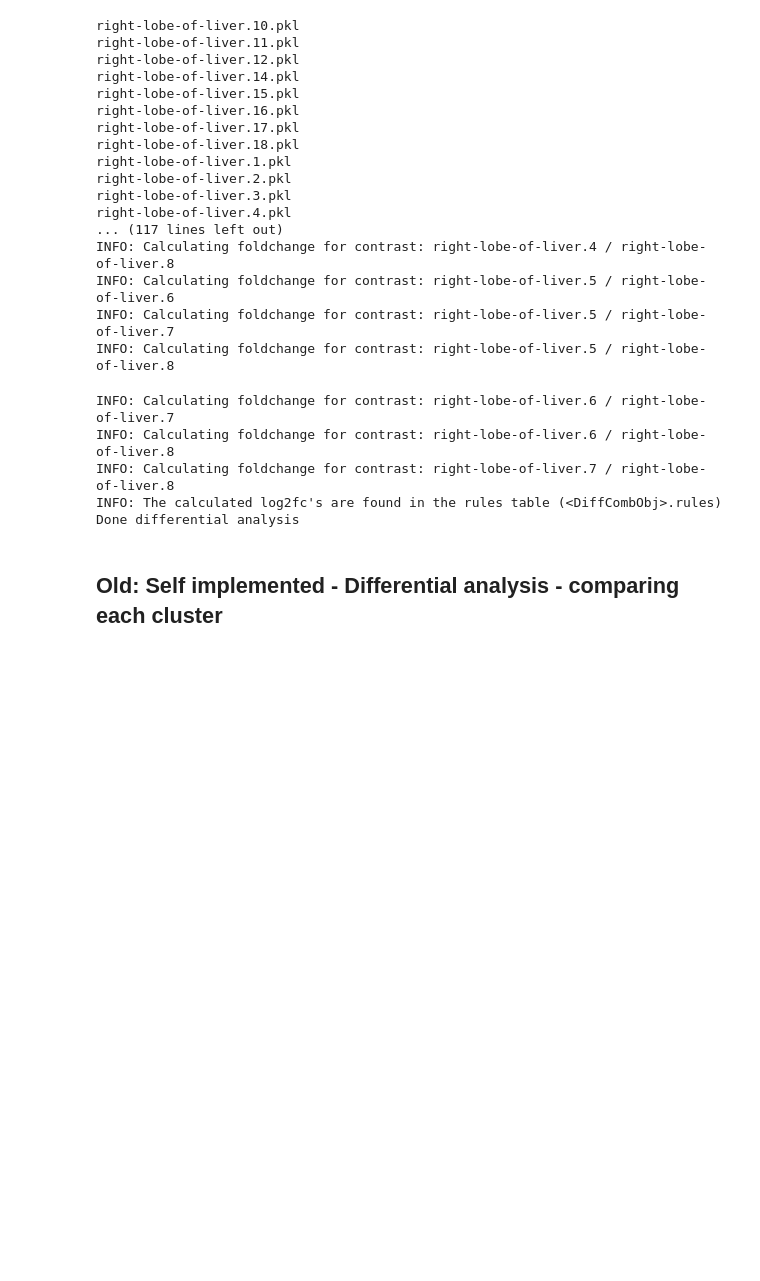
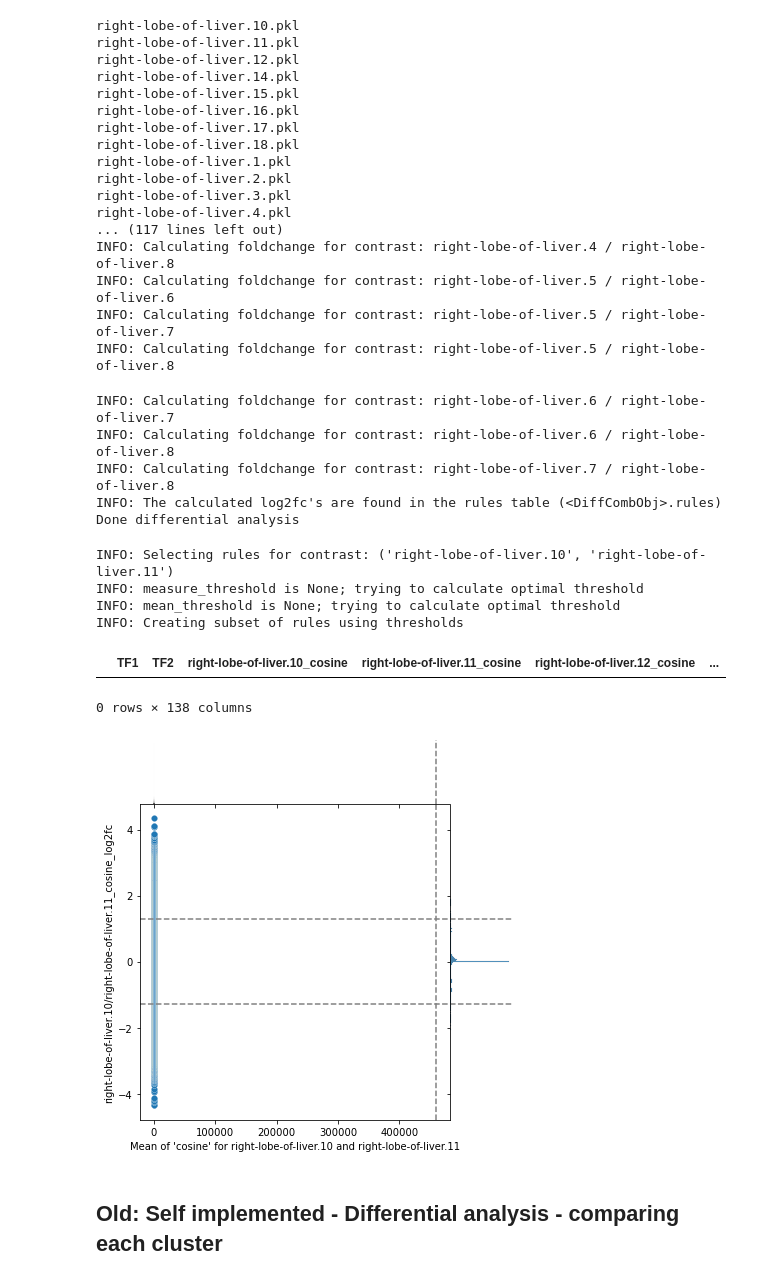
Before and after one commit to loosolab/Datenanalyse-2021, a Jupyter notebook: wp6/analyse/wp2_tf_cooccurences.ipynb, the cells around one changed output. Cells and saved outputs as stored; diff of their text form; code cells hidden in the pictures; blank space fills up the shorter version.

```diff
--- a/wp6/analyse/wp2_tf_cooccurences.ipynb
+++ b/wp6/analyse/wp2_tf_cooccurences.ipynb
@@ -149,8 +149,16 @@ compare_obj
 # %%
 compare_obj.rules
 # %%
-selected = compare_obj.select_rules()
+
 selected.rules
+# %% [output]
+INFO: Selecting rules for contrast: ('right-lobe-of-liver.10', 'right-lobe-of-liver.11')
+INFO: measure_threshold is None; trying to calculate optimal threshold
+INFO: mean_threshold is None; trying to calculate optimal threshold
+INFO: Creating subset of rules using thresholds
+|  | TF1 | TF2 | right-lobe-of-liver.10_cosine | right-lobe-of-liver.11_cosine | right-lobe-of-liver.12_cosine | ... |
+0 rows × 138 columns
+[figure, added]
 # %% [markdown]
 ## Old: Self implemented - Differential analysis - comparing each cluster
 # %%
```
Also changed, not shown: parts of 12 cells of this notebook, 1 other file.
